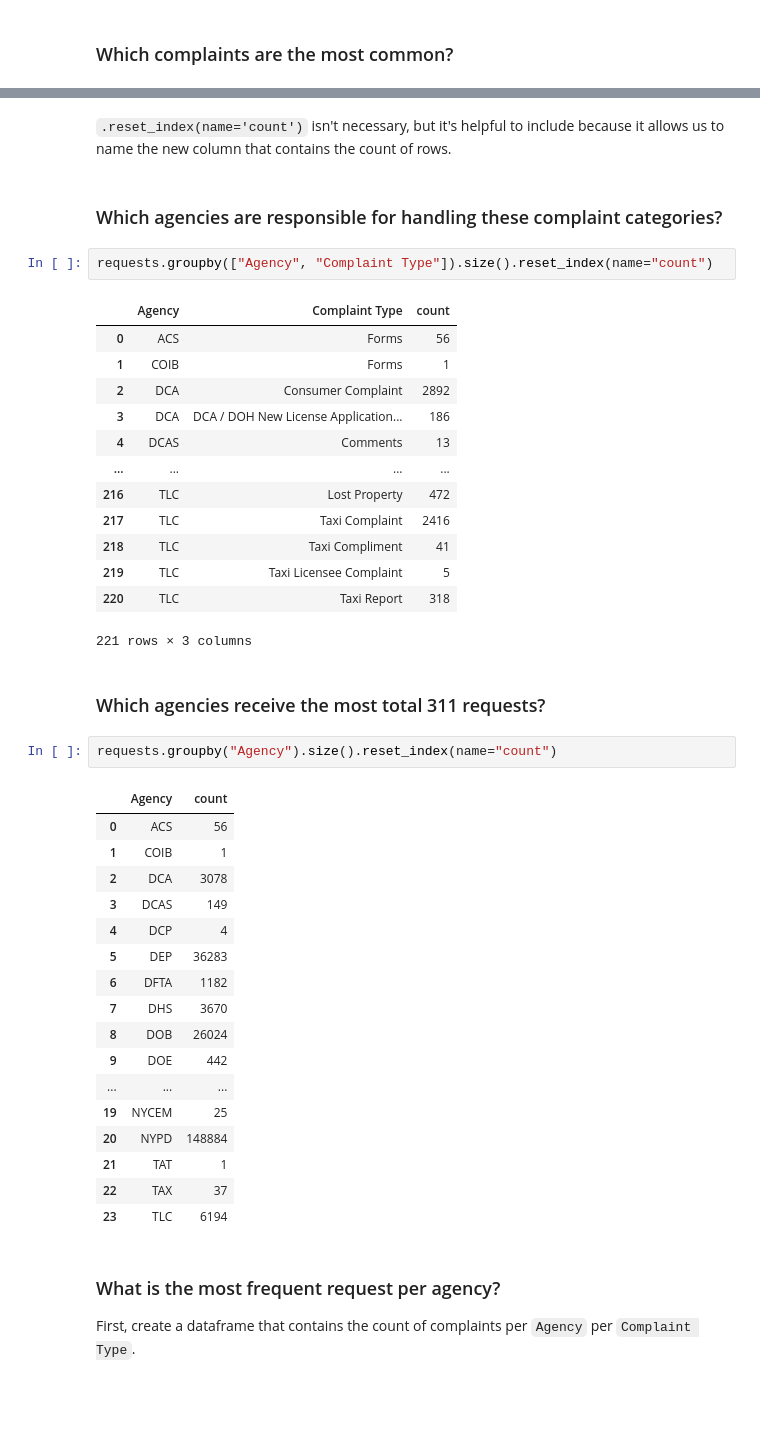
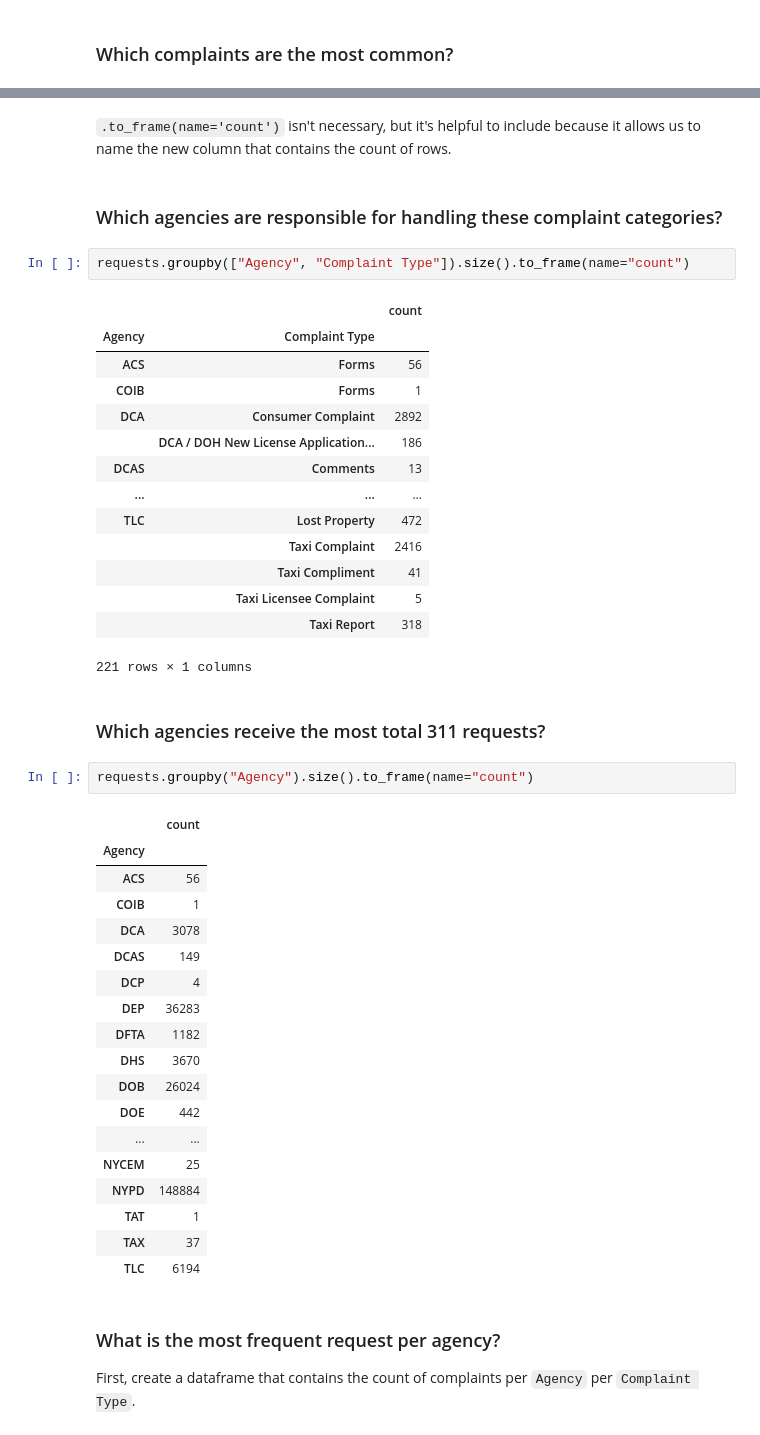
Before and after one commit to afeld/computing-in-context, a Jupyter notebook: lecture_17.ipynb, the cells around one changed output, grey strips where cells are left out. Drawn from its saved outputs; the diff is of its cells as text; blank space fills up the shorter version.

Commit message:
use to_frame() in lecture 17 examples

```diff
--- a/lecture_17.ipynb
+++ b/lecture_17.ipynb
@@ -205,45 +206,47 @@ requests.groupby("Complaint Type").size().reset_index(name="count")
 # %% [markdown]
-`.reset_index(name='count')` isn't necessary, but it's helpful to include because it allows us to name the new column that contains the count of rows.
+`.to_frame(name='count')` isn't necessary, but it's helpful to include because it allows us to name the new column that contains the count of rows.
 # %% [markdown]
 ### Which agencies are responsible for handling these complaint categories?
 # %%
-requests.groupby(["Agency", "Complaint Type"]).size().reset_index(name="count")
+requests.groupby(["Agency", "Complaint Type"]).size().to_frame(name="count")
 # %% [output]
-|  | Agency | Complaint Type | count |
-| 0 | ACS | Forms | 56 |
-| 1 | COIB | Forms | 1 |
-| 2 | DCA | Consumer Complaint | 2892 |
-| 3 | DCA | DCA / DOH New License Application... | 186 |
-| 4 | DCAS | Comments | 13 |
-| ... | ... | ... | ... |
-| 216 | TLC | Lost Property | 472 |
-| 217 | TLC | Taxi Complaint | 2416 |
-| 218 | TLC | Taxi Compliment | 41 |
-| 219 | TLC | Taxi Licensee Complaint | 5 |
-| 220 | TLC | Taxi Report | 318 |
+|  |  | count |
+| Agency | Complaint Type |  |
+| ACS | Forms | 56 |
+| COIB | Forms | 1 |
+| DCA | Consumer Complaint | 2892 |
+|  | DCA / DOH New License Application... | 186 |
+| DCAS | Comments | 13 |
+| ... | ... | ... |
+| TLC | Lost Property | 472 |
+|  | Taxi Complaint | 2416 |
+|  | Taxi Compliment | 41 |
+|  | Taxi Licensee Complaint | 5 |
+|  | Taxi Report | 318 |
-221 rows × 3 columns
+221 rows × 1 columns
 # %% [markdown]
 ### Which agencies receive the most total 311 requests?
 # %%
-requests.groupby("Agency").size().reset_index(name="count")
+requests.groupby("Agency").size().to_frame(name="count")
 # %% [output]
-|  | Agency | count |
-| 0 | ACS | 56 |
-| 1 | COIB | 1 |
-| 2 | DCA | 3078 |
-| 3 | DCAS | 149 |
-| 4 | DCP | 4 |
-| 5 | DEP | 36283 |
-| 6 | DFTA | 1182 |
-| 7 | DHS | 3670 |
-| 8 | DOB | 26024 |
-| 9 | DOE | 442 |
-| ... | ... | ... |
-| 19 | NYCEM | 25 |
-| 20 | NYPD | 148884 |
-| 21 | TAT | 1 |
-| 22 | TAX | 37 |
-| 23 | TLC | 6194 |
+|  | count |
+| Agency |  |
+| ACS | 56 |
+| COIB | 1 |
+| DCA | 3078 |
+| DCAS | 149 |
+| DCP | 4 |
+| DEP | 36283 |
+| DFTA | 1182 |
+| DHS | 3670 |
+| DOB | 26024 |
+| DOE | 442 |
+| ... | ... |
+| NYCEM | 25 |
+| NYPD | 148884 |
+| TAT | 1 |
+| TAX | 37 |
+| TLC | 6194 |
 # %% [markdown]
 ### What is the most frequent request per agency?
 
```
Also changed, not shown: parts of 1 cell of this notebook.
